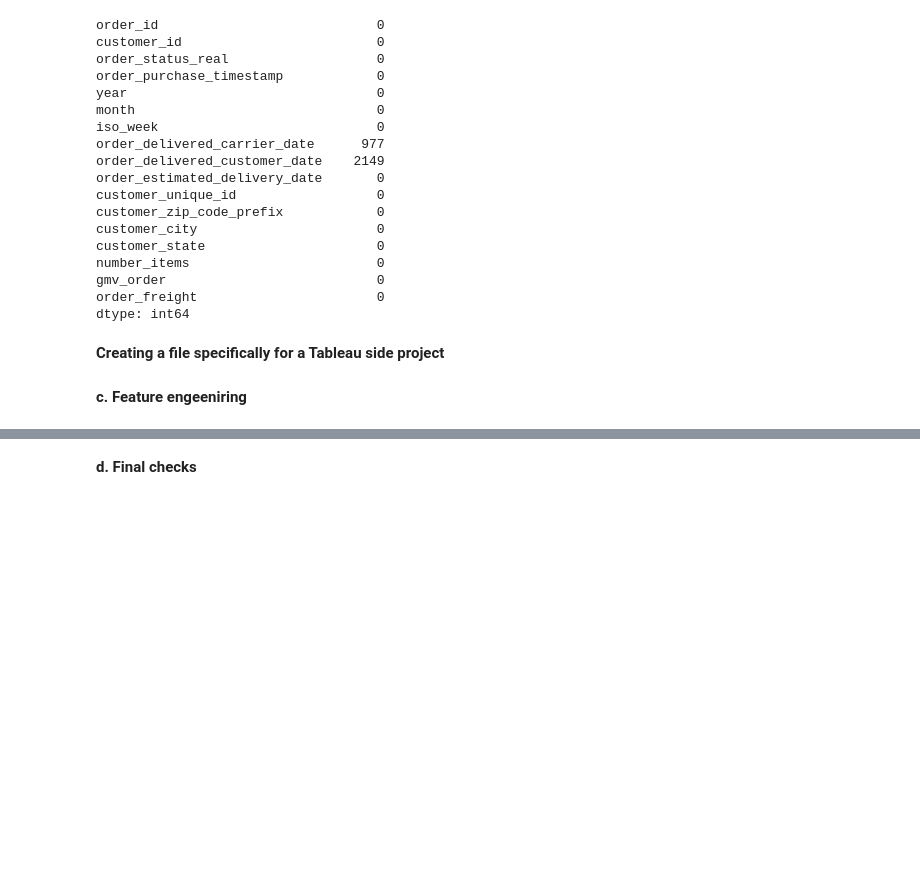
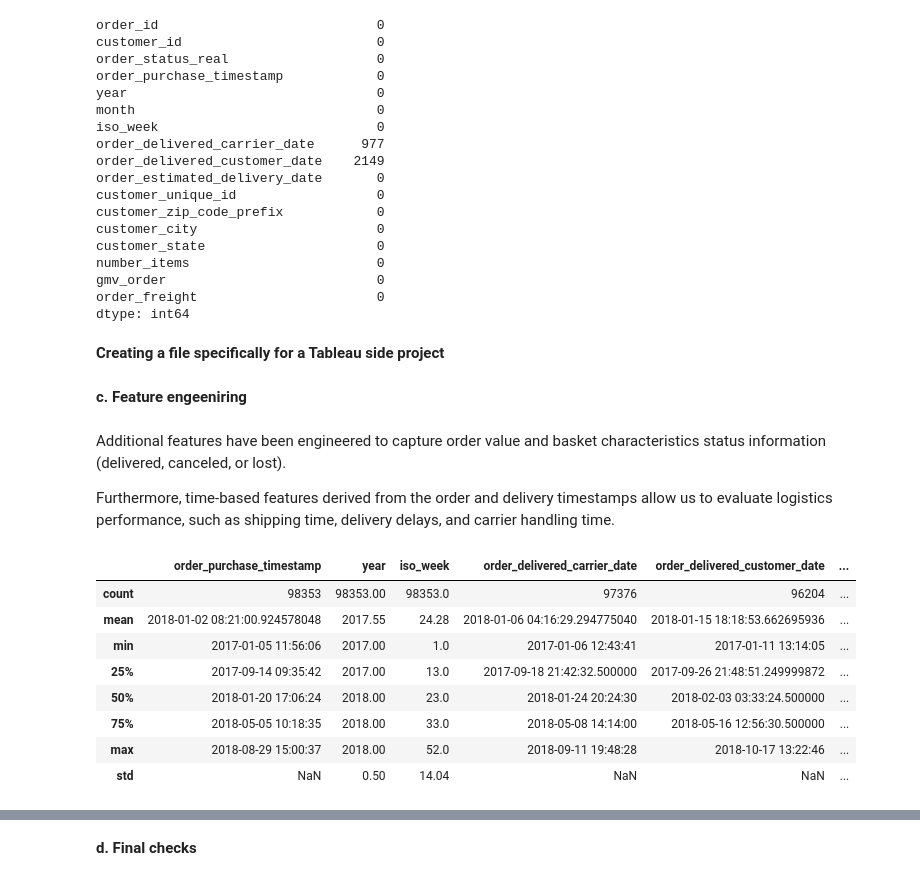
Before and after one commit to alfalfal/business_performance_analysis, a Jupyter notebook: EDA-and-modeling.ipynb, the cells around one changed output, grey strips where cells are left out. Saved outputs shown, nothing was run; the diff lists cells and outputs as text; code cells hidden in the pictures; blank space fills up the shorter version.

```diff
--- a/EDA-and-modeling.ipynb
+++ b/EDA-and-modeling.ipynb
@@ -818,4 +781,22 @@ dtype: int64
 df_orders.to_csv('cleaned_data/orders.csv', index= False)
 # %% [markdown]
 **c. Feature engeeniring**
+# %% [markdown]
+Additional features have been engineered to capture order value and basket characteristics status information (delivered, canceled, or lost).
+
+Furthermore, time-based features derived from the order and delivery timestamps allow us to evaluate logistics performance, such as shipping time, delivery delays, and carrier handling time.
+# %%
+# DISPLAY MAIN STATISTICS FOR ALL FEATURES
+
+df_orders.describe().round(2)
+# %% [output]
+|  | order_purchase_timestamp | year | iso_week | order_delivered_carrier_date | order_delivered_customer_date | ... |
+| count | 98353 | 98353.00 | 98353.0 | 97376 | 96204 | ... |
+| mean | 2018-01-02 08:21:00.924578048 | 2017.55 | 24.28 | 2018-01-06 04:16:29.294775040 | 2018-01-15 18:18:53.662695936 | ... |
+| min | 2017-01-05 11:56:06 | 2017.00 | 1.0 | 2017-01-06 12:43:41 | 2017-01-11 13:14:05 | ... |
+| 25% | 2017-09-14 09:35:42 | 2017.00 | 13.0 | 2017-09-18 21:42:32.500000 | 2017-09-26 21:48:51.249999872 | ... |
+| 50% | 2018-01-20 17:06:24 | 2018.00 | 23.0 | 2018-01-24 20:24:30 | 2018-02-03 03:33:24.500000 | ... |
+| 75% | 2018-05-05 10:18:35 | 2018.00 | 33.0 | 2018-05-08 14:14:00 | 2018-05-16 12:56:30.500000 | ... |
+| max | 2018-08-29 15:00:37 | 2018.00 | 52.0 | 2018-09-11 19:48:28 | 2018-10-17 13:22:46 | ... |
+| std | NaN | 0.50 | 14.04 | NaN | NaN | ... |
 # %%
```
Also changed, not shown: parts of 39 cells of this notebook, 1 other file.
